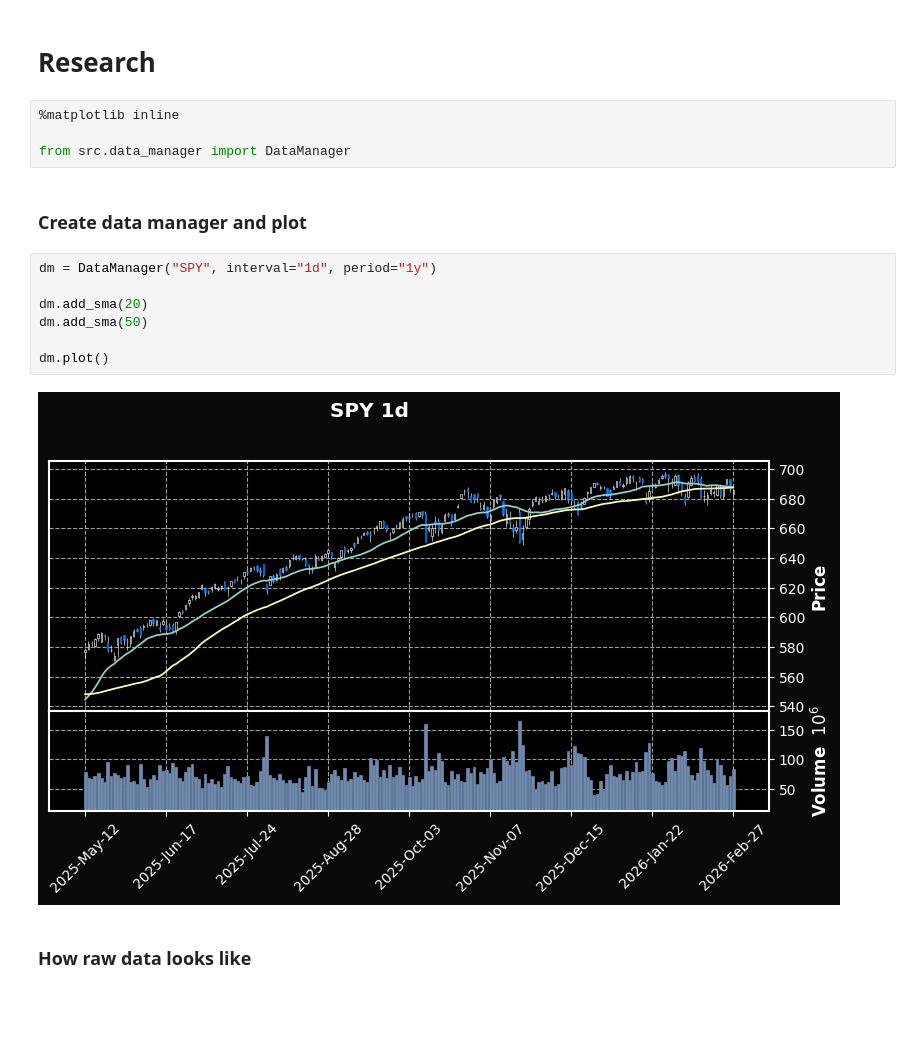
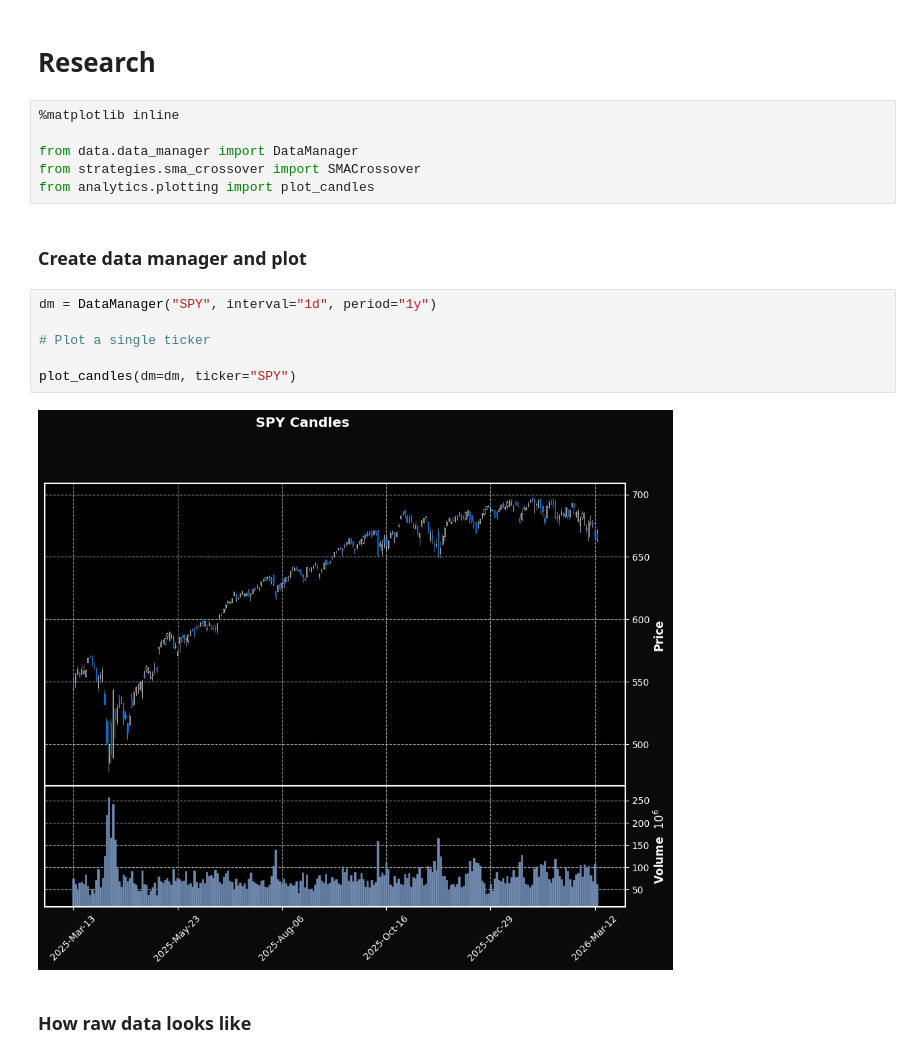
Before and after one commit to Charlie064/Quant_research, a Jupyter notebook: notebooks/initial_experimentation.ipynb, the cells around one changed output. Cells and saved outputs as stored; diff of their text form; blank space fills up the shorter version.

```diff
--- a/notebooks/initial_experimentation.ipynb
+++ b/notebooks/initial_experimentation.ipynb
@@ -3,18 +3,19 @@
 # %%
 %matplotlib inline
 
-from src.data_manager import DataManager
+from data.data_manager import DataManager
+from strategies.sma_crossover import SMACrossover
+from analytics.plotting import plot_candles
 # %% [markdown]
 ### Create data manager and plot
 # %%
 dm = DataManager("SPY", interval="1d", period="1y")
 
-dm.add_sma(20)
-dm.add_sma(50)
+# Plot a single ticker
 
-dm.plot()
+plot_candles(dm=dm, ticker="SPY")
 # %% [output]
-[figure, old version]
+[figure, new version]
 # %% [markdown]
 ### How raw data looks like
 # %%
```
Also changed, not shown: parts of 4 cells of this notebook, 17 other files.
